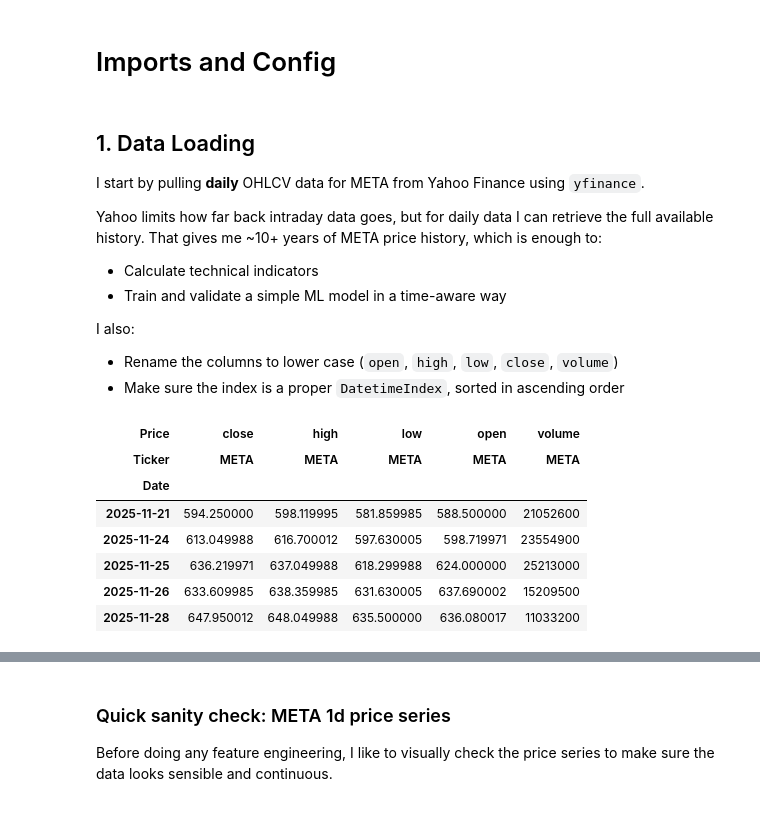
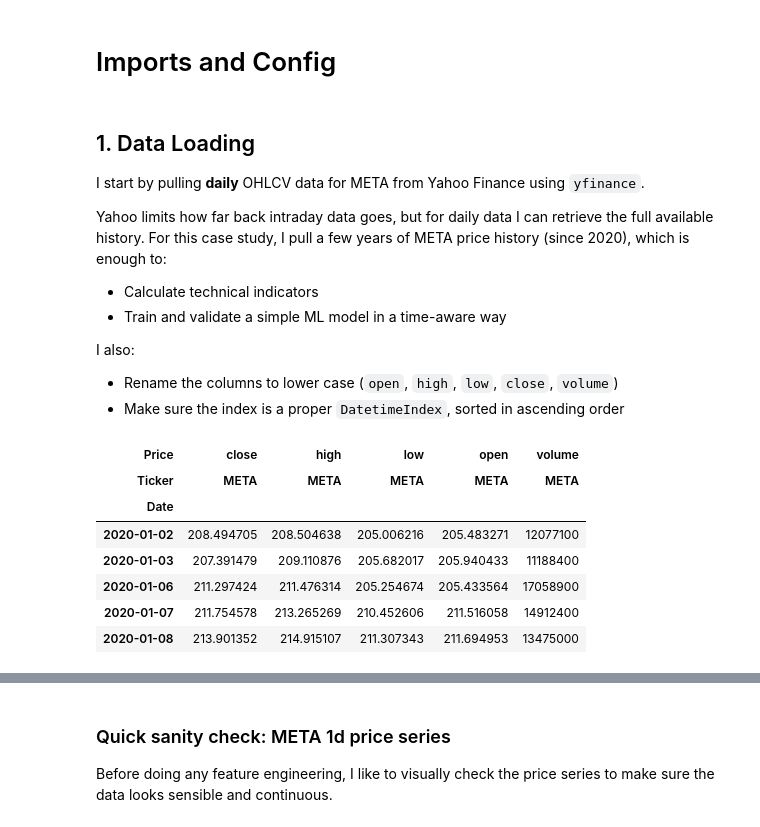
Before and after one commit to katasik/algotrading-studies, a Jupyter notebook: notebooks/meta-gradient-boosting.ipynb, the cells around one changed output, grey strips where cells are left out. Cells and saved outputs as stored; diff of their text form; code cells hidden in the pictures.

```diff
--- a/notebooks/meta-gradient-boosting.ipynb
+++ b/notebooks/meta-gradient-boosting.ipynb
@@ -41,7 +62,7 @@ SL             = -0.05   # -Y% max drawdown within horizon
 
 I start by pulling **daily** OHLCV data for META from Yahoo Finance using `yfinance`.
 
-Yahoo limits how far back intraday data goes, but for daily data I can retrieve the full available history. That gives me ~10+ years of META price history, which is enough to:
+Yahoo limits how far back intraday data goes, but for daily data I can retrieve the full available history. For this case study, I pull a few years of META price history (since 2020), which is enough to:
 
 - Calculate technical indicators
 - Train and validate a simple ML model in a time-aware way
@@ -51,37 +72,37 @@ I also:
 - Rename the columns to lower case (`open`, `high`, `low`, `close`, `volume`)
 - Make sure the index is a proper `DatetimeIndex`, sorted in ascending order
 # %%
-# Download META daily data, as far back as Yahoo allows
+# Download META daily data
 df = yf.download(
     "META",
     interval="1d",
-    period="max",
+    start="2020-01-01",
     auto_adjust=True,
     progress=False,
 )
 
 # Standardize column names
 df = df.rename(
     columns={
         "Open": "open",
         "High": "high",
         "Low": "low",
         "Close": "close",
         "Volume": "volume",
     }
 )
 
 df = df.dropna().sort_index()
-df.tail()
+df.head()
 # %% [output]
 | Price | close | high | low | open | volume |
 | Ticker | META | META | META | META | META |
 | Date |  |  |  |  |  |
-| 2025-11-21 | 594.250000 | 598.119995 | 581.859985 | 588.500000 | 21052600 |
-| 2025-11-24 | 613.049988 | 616.700012 | 597.630005 | 598.719971 | 23554900 |
-| 2025-11-25 | 636.219971 | 637.049988 | 618.299988 | 624.000000 | 25213000 |
-| 2025-11-26 | 633.609985 | 638.359985 | 631.630005 | 637.690002 | 15209500 |
-| 2025-11-28 | 647.950012 | 648.049988 | 635.500000 | 636.080017 | 11033200 |
+| 2020-01-02 | 208.494705 | 208.504638 | 205.006216 | 205.483271 | 12077100 |
+| 2020-01-03 | 207.391479 | 209.110876 | 205.682017 | 205.940433 | 11188400 |
+| 2020-01-06 | 211.297424 | 211.476314 | 205.254674 | 205.433564 | 17058900 |
+| 2020-01-07 | 211.754578 | 213.265269 | 210.452606 | 211.516058 | 14912400 |
+| 2020-01-08 | 213.901352 | 214.915107 | 211.307343 | 211.694953 | 13475000 |
 # %%
 df.index.min(), df.index.max(), len(df)
 # %% [output]
```
Also changed, not shown: parts of 36 cells of this notebook.
